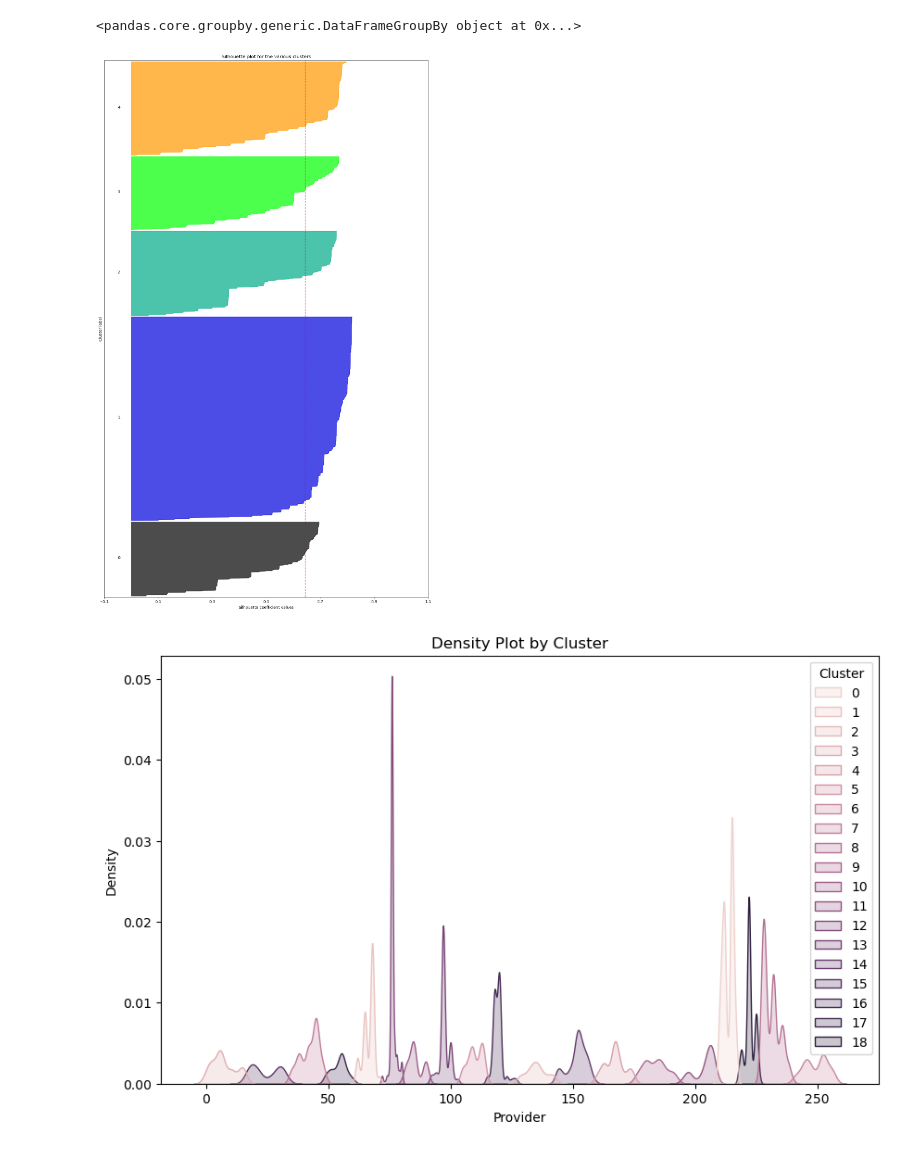
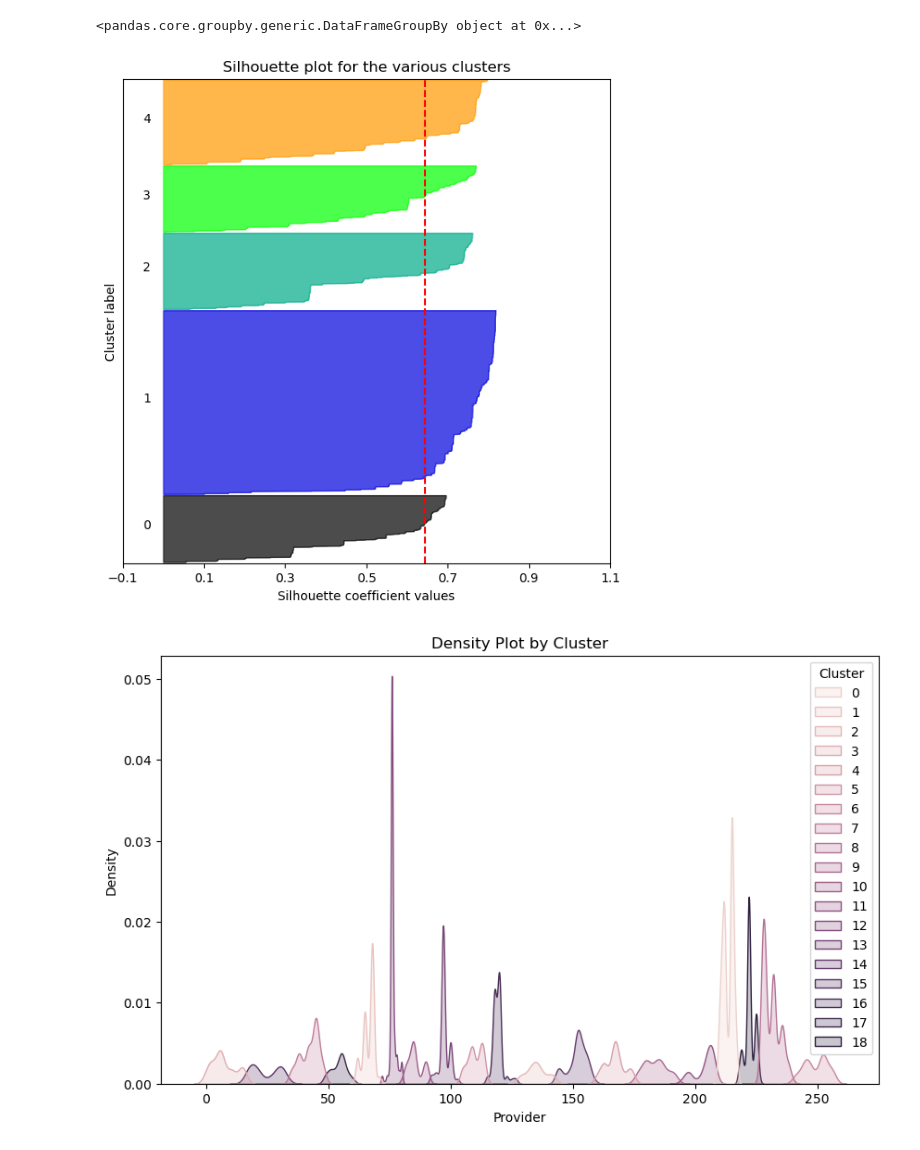
Before and after one commit to SalmanGassem/Usecase-8-Project-5, a Jupyter notebook: Salman_edit-Project_5_ML_K-means.ipynb, the cells around one changed output. Drawn from its saved outputs; the diff is of its cells as text; code cells hidden in the pictures.

```diff
--- a/Salman_edit-Project_5_ML_K-means.ipynb
+++ b/Salman_edit-Project_5_ML_K-means.ipynb
@@ -19,7 +19,7 @@ from sklearn.model_selection import StratifiedKFold, GridSearchCV, train_test_sp
 # Load the Data
 # %%
 # Load the data
-df = pd.read_csv("cleaned_coursera_dataset.csv")
+df = pd.read_csv("cleaned_coursera_dataset2.csv")
 # %%
 #pd.set_option('display.max_rows', None)
 #pd.set_option('display.max_columns', None)
@@ -386,42 +402,41 @@ grouped_df
 from sklearn.metrics import silhouette_samples, silhouette_score
 
 
-# حساب Silhouette Scores لكل نقطة
 sample_silhouette_values = silhouette_samples(X, labels)
 
 y_lower = 10
 fig, ax1 = plt.subplots(1, 1)
-fig.set_size_inches(15, 25)
+fig.set_size_inches(7, 7)
 
 ax1.set_xlim([-0.1, 1])
 ax1.set_ylim([0, len(X) + (optimal_clusters + 1) * 10])
 
 for i in range(optimal_clusters):
     ith_cluster_silhouette_values = sample_silhouette_values[labels == i]
     ith_cluster_silhouette_values.sort()
 
     size_cluster_i = ith_cluster_silhouette_values.shape[0]
     y_upper = y_lower + size_cluster_i
 
     color = plt.cm.nipy_spectral(float(i) / optimal_clusters)
     ax1.fill_betweenx(np.arange(y_lower, y_upper), 0, ith_cluster_silhouette_values,
                       facecolor=color, edgecolor=color, alpha=0.7)
 
     ax1.text(-0.05, y_lower + 0.5 * size_cluster_i, str(i))
 
     y_lower = y_upper + 10
 
 ax1.set_title("Silhouette plot for the various clusters")
 ax1.set_xlabel("Silhouette coefficient values")
 ax1.set_ylabel("Cluster label")
 
 ax1.axvline(x=silhouette_avg, color="red", linestyle="--")
 ax1.set_yticks([])  # Clear the yaxis labels / ticks
 ax1.set_xticks(np.arange(-0.1, 1.1, 0.2))
 
 plt.show()
 # %% [output]
-[figure, old version]
+[figure, new version]
 # %%
 plt.figure(figsize=(10, 6))
 sns.kdeplot(data=df_final, x='Provider', hue='Cluster', fill=True)
```
Also changed, not shown: parts of 13 cells of this notebook.
